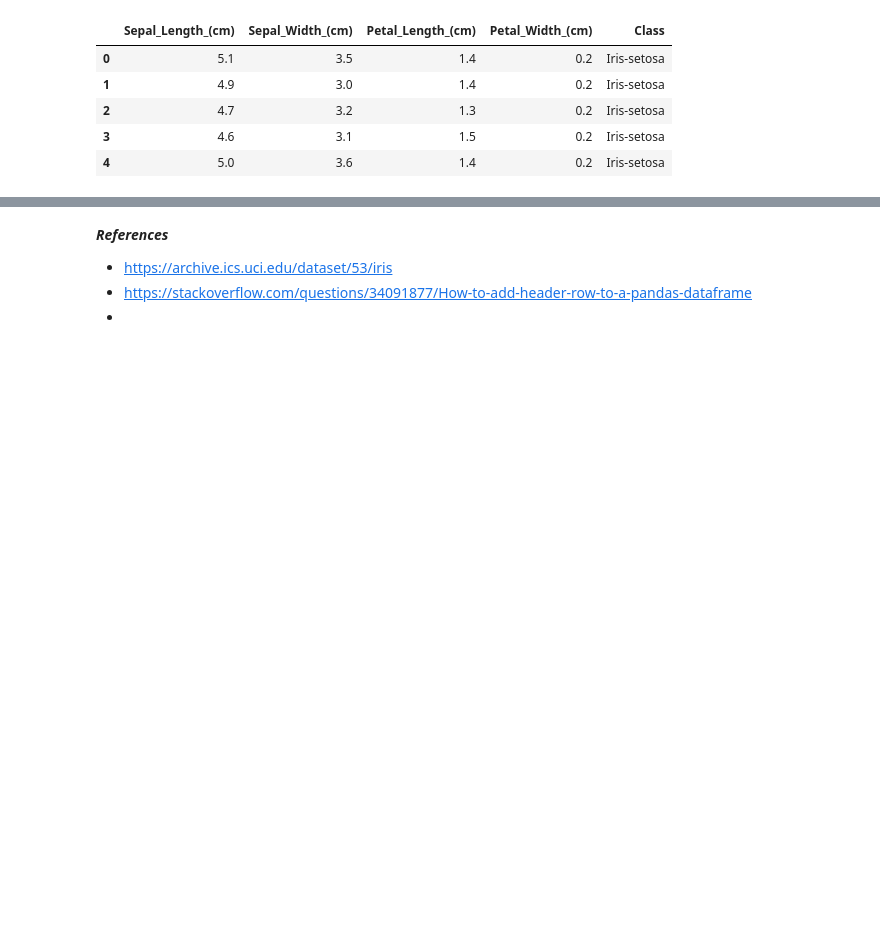
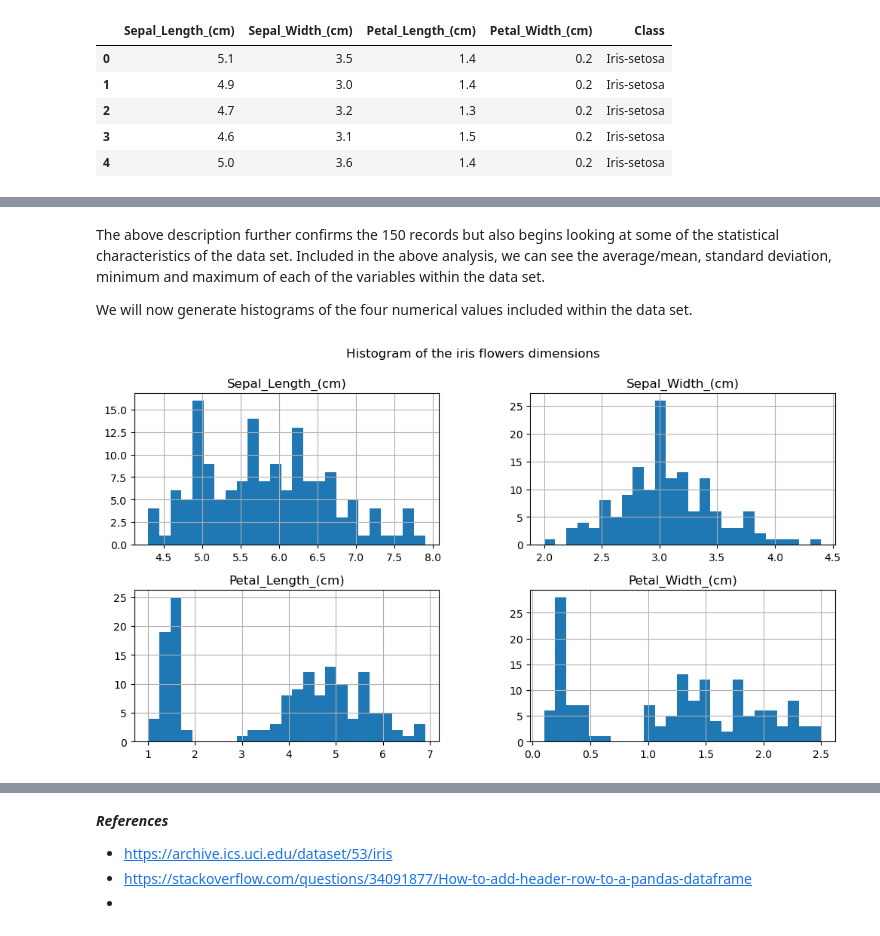
Before and after one commit to G00411301/FoDA, a Jupyter notebook: project.ipynb, the cells around one changed output, grey strips where cells are left out. Drawn from its saved outputs; the diff is of its cells as text; code cells hidden in the pictures; blank space fills up the shorter version.

```diff
--- a/project.ipynb
+++ b/project.ipynb
@@ -23,8 +23,8 @@ import pandas as pd #import pandas module
 import seaborn as sns # import the seaborn module
 # %%
 #Next I will import the iris data set for use in the analysis. For this, I am importing the data from the iris data set stored in the local directory
-df = pd.read_csv('iris.data', names= ["Sepal_Length_(cm)", "Sepal_Width_(cm)", "Petal_Length_(cm)", "Petal_Width_(cm)", "Class"]) #reading in the iris dataset and assigning names to each of the columns
-df.head()
+data = pd.read_csv('iris.data', names= ["Sepal_Length_(cm)", "Sepal_Width_(cm)", "Petal_Length_(cm)", "Petal_Width_(cm)", "Class"]) #reading in the iris dataset and assigning names to each of the columns
+df = data
 # %% [output]
 |  | Sepal_Length_(cm) | Sepal_Width_(cm) | Petal_Length_(cm) | Petal_Width_(cm) | Class |
 | 0 | 5.1 | 3.5 | 1.4 | 0.2 | Iris-setosa |
@@ -34,0 +89,10 @@ df.head()
+# %% [markdown]
+The above description further confirms the 150 records but also begins looking at some of the statistical characteristics of the data set. Included in the above analysis, we can see the average/mean, standard deviation, minimum and maximum of each of the variables within the data set.
+
+We will now generate histograms of the four numerical values included within the data set.
+# %%
+df.hist(bins=25, figsize=(12,6))
+plt.suptitle("Histogram of the iris flowers dimensions")
+plt.show()
+# %% [output]
+[figure, added]
```
Also changed, not shown: parts of 11 cells of this notebook.
